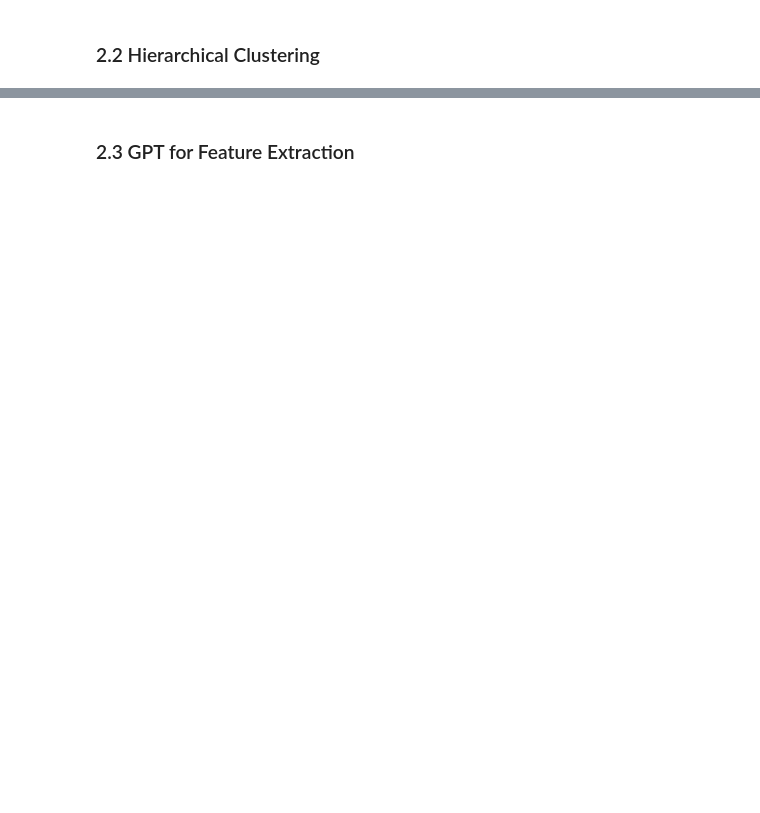
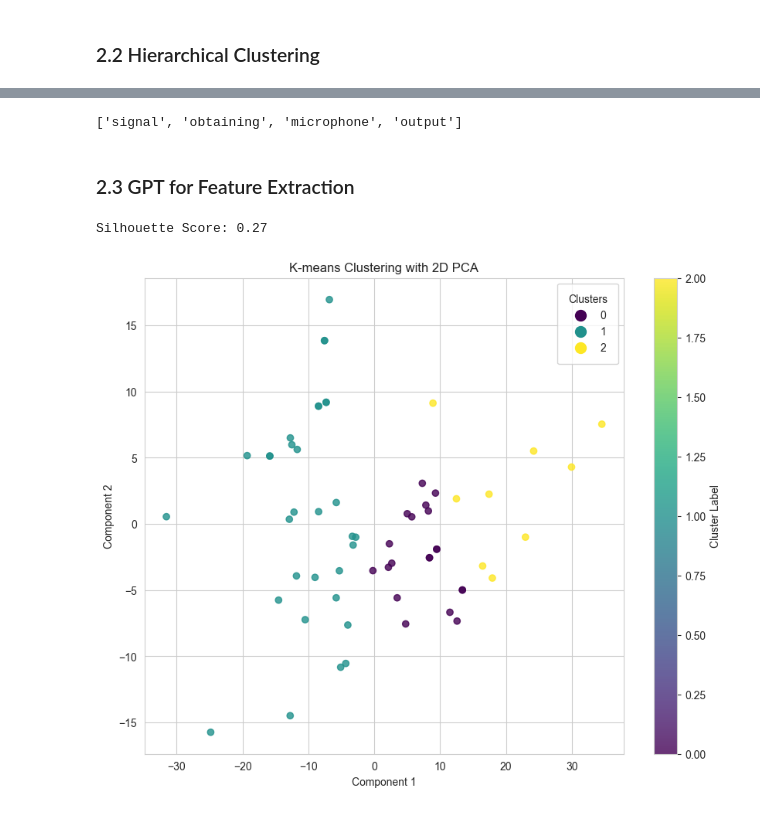
Before and after one commit to TamirG765/NLP-Clustering-Project, a Jupyter notebook: model.ipynb, the cells around one changed output, grey strips where cells are left out. Saved outputs shown, nothing was run; the diff lists cells and outputs as text; code cells hidden in the pictures; blank space fills up the shorter version.

Commit message:
3 models done

```diff
--- a/model.ipynb
+++ b/model.ipynb
@@ -191,0 +167,3 @@ predefined, threshold, loss, jitter, packet, said, measured, call, indication, b
+# %%
+# Group data by 'Cluster Label'
+grouped = df.groupby('Cluster Label')['Normalized Claim'].apply(list)
@@ -222,2 +242,10 @@ plt.show()
+# %%
+# Apply LDA to each cluster
+for label, claims in grouped_texts.items():
+    hierarchical_topics = apply_lda_to_cluster(claims)
+
+print(hierarchical_topics)
+# %% [output]
+['signal', 'obtaining', 'microphone', 'output']
 # %% [markdown]
 ### 2.3 GPT for Feature Extraction
@@ -223,0 +295,43 @@ plt.show()
+# %%
+import matplotlib.pyplot as plt
+from sklearn.decomposition import PCA
+from sklearn.metrics import silhouette_score
+
+def plot_clusters(embeddings, clusters):
+    """
+    Plots the results of K-means clustering using PCA for dimensionality reduction.
+
+    Parameters:
+    - embeddings: high-dimensional embeddings from GPT-2 or any other model.
+    - clusters: cluster labels obtained from K-means.
+    """
+    # Calculate silhouette score
+    sil_score = silhouette_score(embeddings, clusters)
+    print(f"Silhouette Score: {sil_score:.2f}")
+
+    reducer = PCA(n_components=2)
+    title = 'K-means Clustering with 2D PCA'
+
+    reduced_embeddings = reducer.fit_transform(embeddings)
+
+    # Plotting
+    plt.figure(figsize=(10, 8))
+    scatter = plt.scatter(reduced_embeddings[:, 0], reduced_embeddings[:, 1], c=clusters, cmap='viridis', marker='o', alpha=0.8)
+    plt.title(title)
+    plt.xlabel('Component 1')
+    plt.ylabel('Component 2')
+    plt.colorbar(scatter, label='Cluster Label')
+
+    # Create a legend
+    # Get unique labels and colors from the plot
+    unique_labels = list(set(clusters))
+    unique_colors = [scatter.cmap(scatter.norm(label)) for label in unique_labels]
+    markers = [plt.Line2D([0, 0], [0, 0], color=color, marker='o', linestyle='', markersize=10) for color in unique_colors]
+    plt.legend(markers, unique_labels, title="Clusters", borderpad=1)
+
+    plt.show()
+# %%
+plot_clusters(embeddings, clusters)
+# %% [output]
+Silhouette Score: 0.27
+[figure, added]
```
Also changed, not shown: parts of 16 cells of this notebook, 1 other file.
